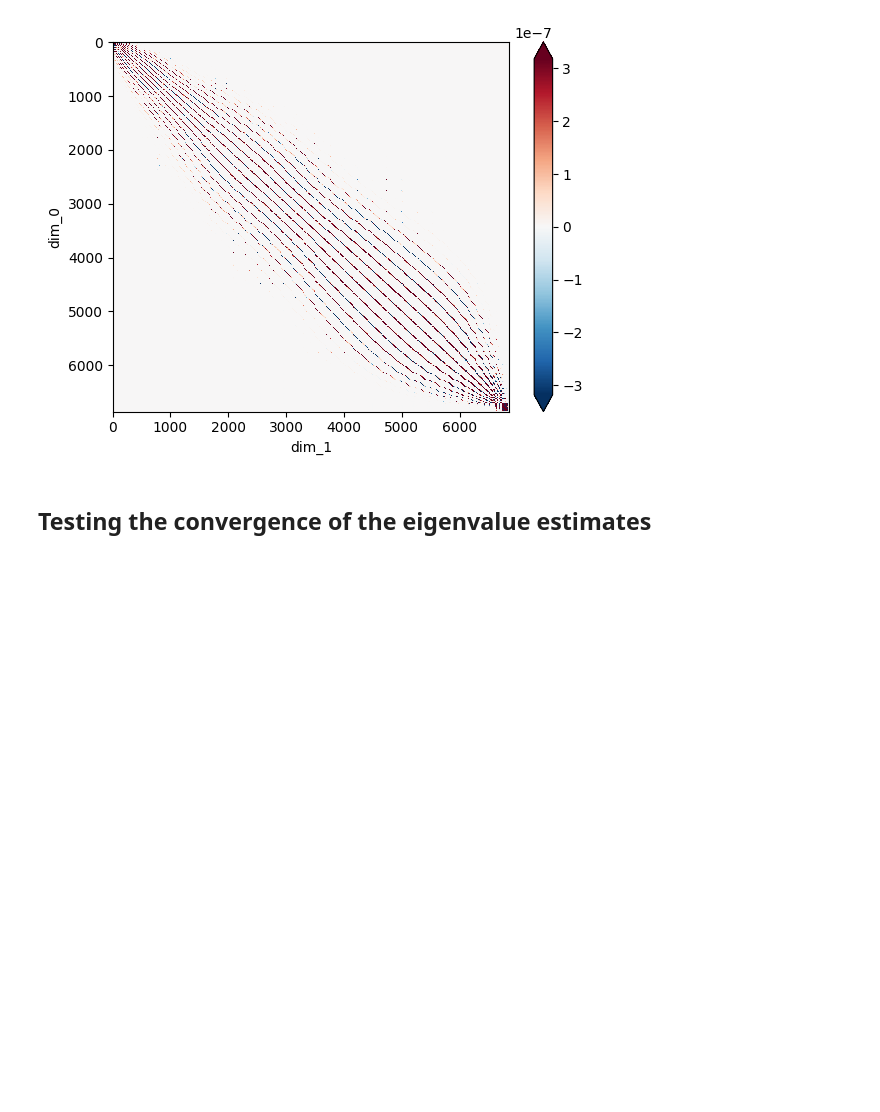
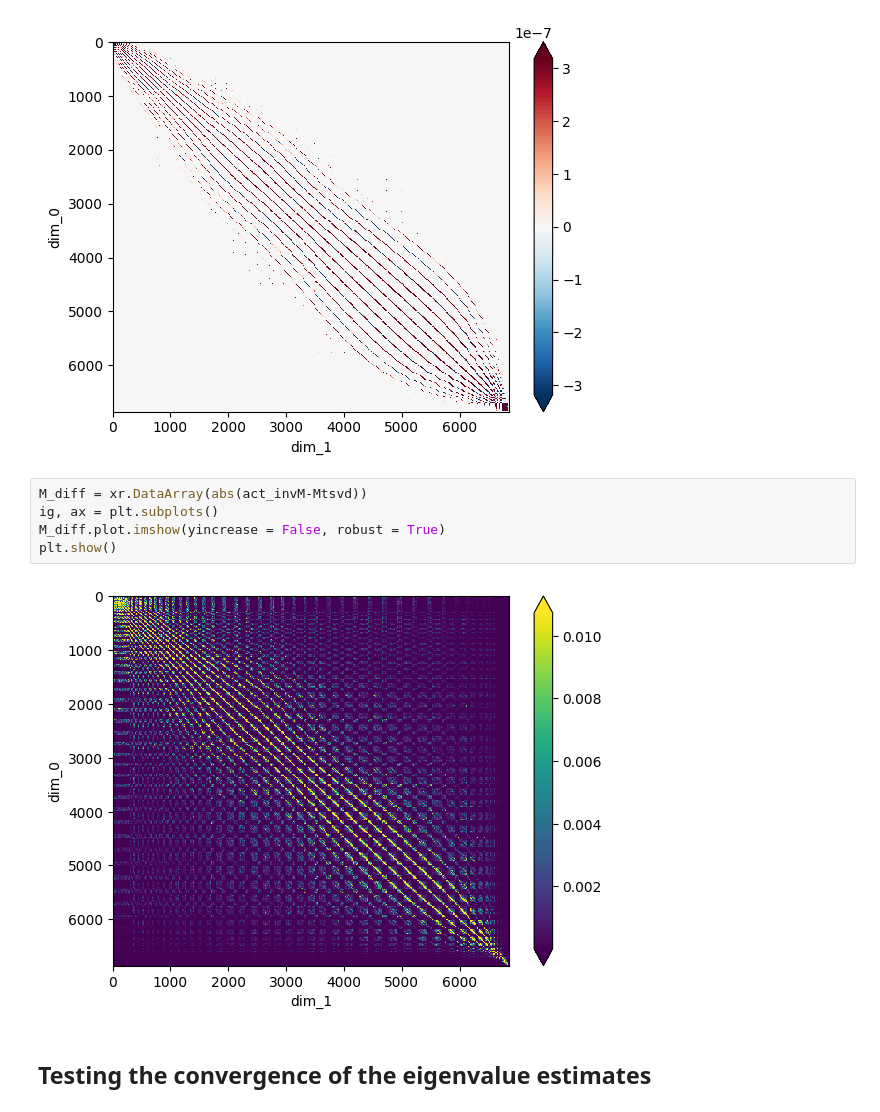
Before and after one commit to AkiTsuruta/MI-AIM, a Jupyter notebook: power_method.ipynb, the cells around one changed output. Saved outputs shown, nothing was run; the diff lists cells and outputs as text; blank space fills up the shorter version.

```diff
--- a/power_method.ipynb
+++ b/power_method.ipynb
@@ -254,6 +300,13 @@ act_invM.plot.imshow(yincrease = False, robust = True)
 plt.show()
 # %% [output]
 [figure]
+# %%
+M_diff = xr.DataArray(abs(act_invM-Mtsvd))
+ig, ax = plt.subplots()
+M_diff.plot.imshow(yincrease = False, robust = True)
+plt.show()
+# %% [output]
+[figure, added]
 # %% [markdown]
 Testing the convergence of the eigenvalue estimates
 ---------------------------------------------------
```
Also changed, not shown: parts of 14 cells of this notebook.
